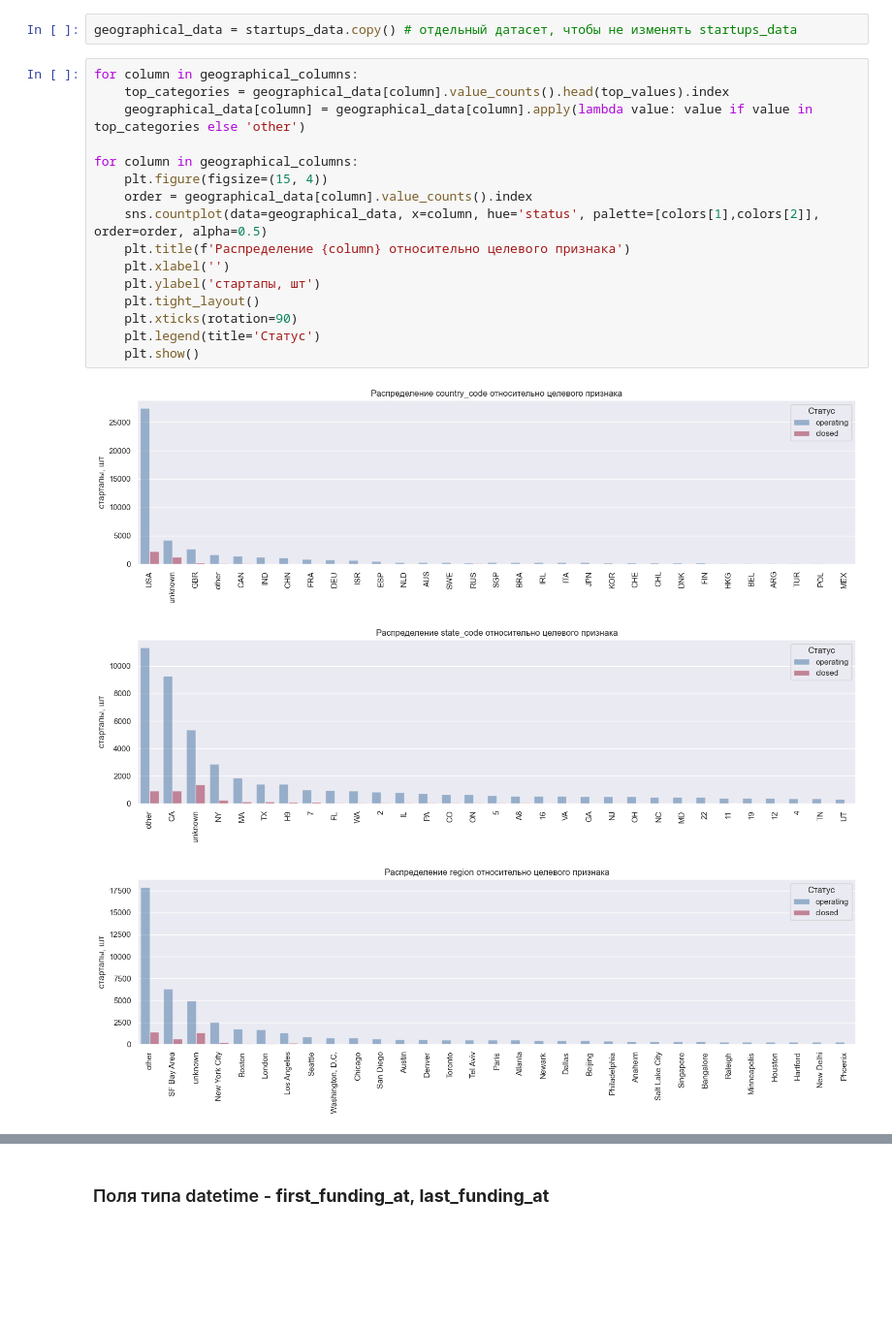
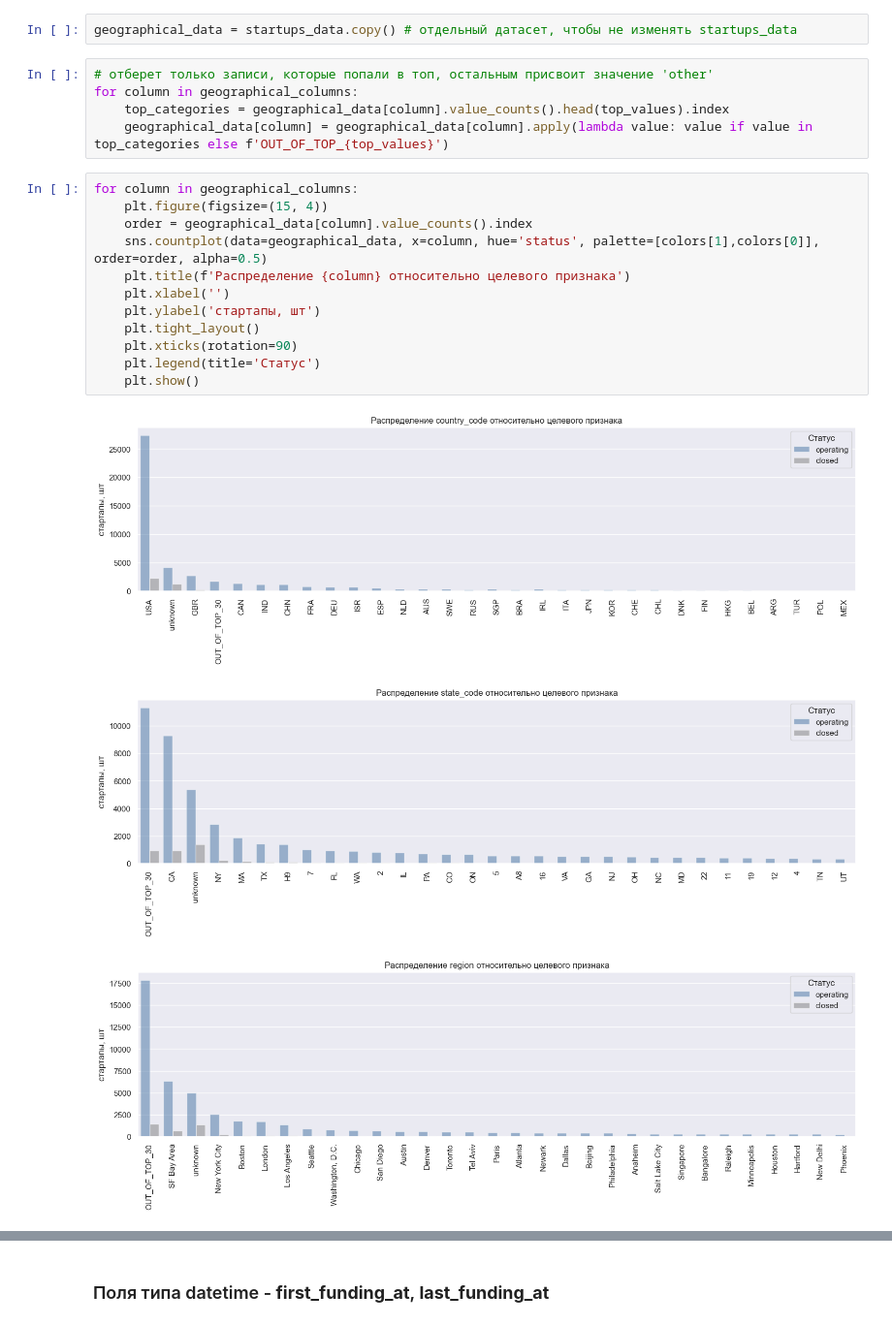
Before and after one commit to andrew-tvorogov/practicum_masterskaya_1, a Jupyter notebook: practicum_startups.ipynb, the cells around one changed output, grey strips where cells are left out. Shown at 97% size. Saved outputs shown, nothing was run; the diff lists cells and outputs as text; blank space fills up the shorter version.

```diff
--- a/practicum_startups.ipynb
+++ b/practicum_startups.ipynb
@@ -1036,23 +1035,24 @@ geographical_columns = ['country_code', 'state_code', 'region', 'city']
 top_values = 30 # top записей
 # %%
 geographical_data = startups_data.copy() # отдельный датасет, чтобы не изменять startups_data
+# %%
+# отберет только записи, которые попали в топ, остальным присвоит значение 'other'
+for column in geographical_columns:
+    top_categories = geographical_data[column].value_counts().head(top_values).index
+    geographical_data[column] = geographical_data[column].apply(lambda value: value if value in top_categories else f'OUT_OF_TOP_{top_values}')
 # %%
-for column in geographical_columns:
-    top_categories = geographical_data[column].value_counts().head(top_values).index
-    geographical_data[column] = geographical_data[column].apply(lambda value: value if value in top_categories else 'other')
-
 for column in geographical_columns:
     plt.figure(figsize=(15, 4))
     order = geographical_data[column].value_counts().index
-    sns.countplot(data=geographical_data, x=column, hue='status', palette=[colors[1],colors[2]], order=order, alpha=0.5)
+    sns.countplot(data=geographical_data, x=column, hue='status', palette=[colors[1],colors[0]], order=order, alpha=0.5)
     plt.title(f'Распределение {column} относительно целевого признака')
     plt.xlabel('')
     plt.ylabel('cтартапы, шт')
     plt.tight_layout()
     plt.xticks(rotation=90)
     plt.legend(title='Cтатус')
     plt.show()
 # %% [output]
-[figure, old version]
+[figure, new version]
-[figure, old version]
+[figure, new version]
-[figure, old version]
+[figure, new version]
```
Also changed, not shown: parts of 27 cells of this notebook.
